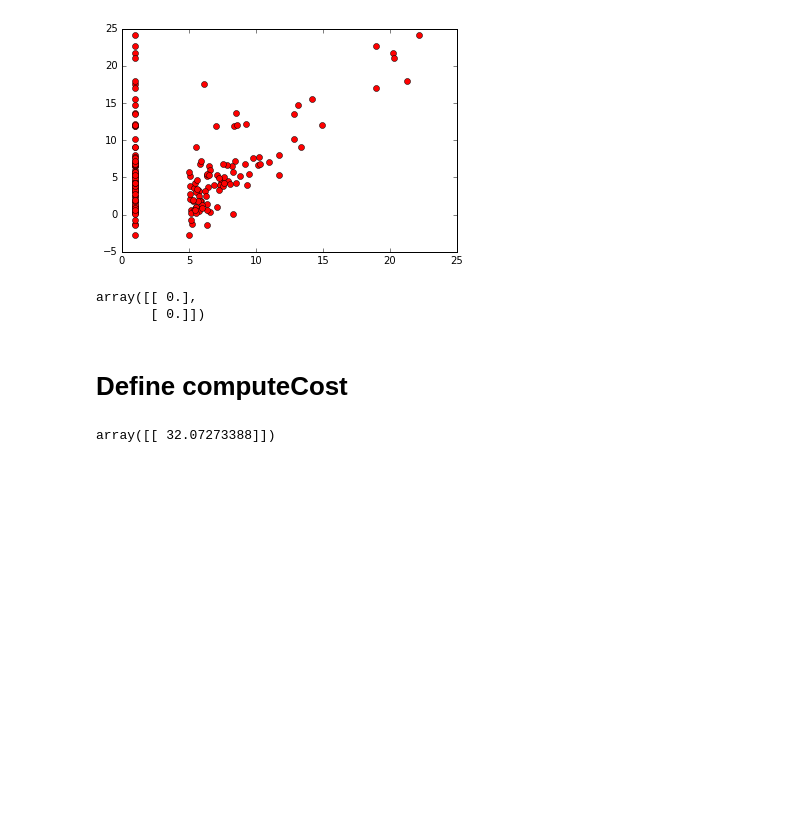
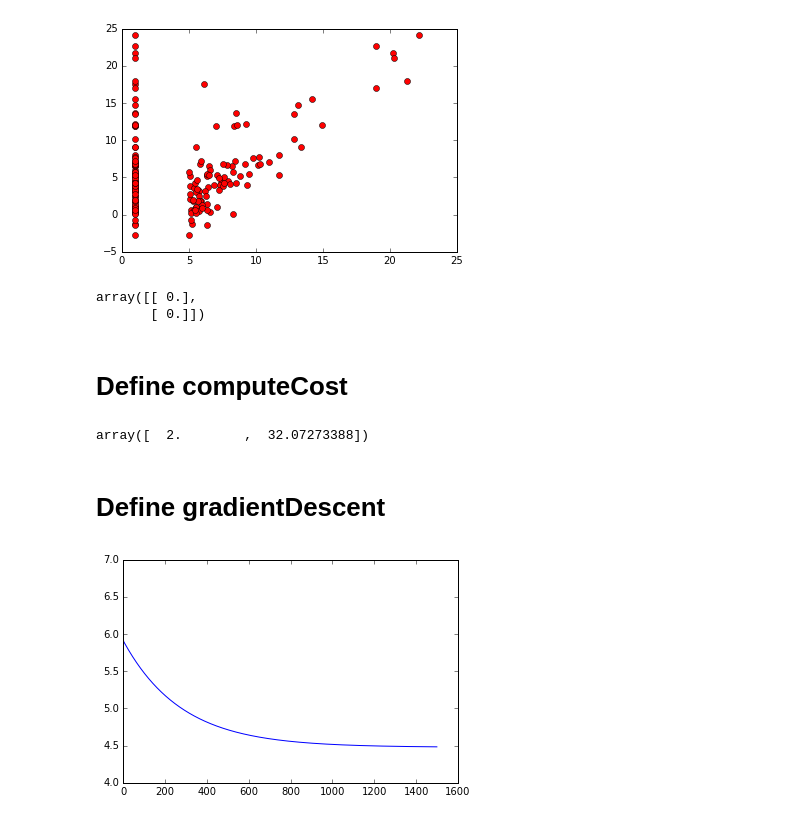
Before and after one commit to jarmop/course-notes, a Jupyter notebook: linear-regression.ipynb, the cells around one changed output. Drawn from its saved outputs; the diff is of its cells as text; code cells hidden in the pictures; blank space fills up the shorter version.

Commit message:
Linear regression: Implemented gradient descent in python

```diff
--- a/linear-regression.ipynb
+++ b/linear-regression.ipynb
@@ -95,7 +91,31 @@ def computeCost(X,y,theta,m):
 
     return J
 
+testi = np.array([2])
+
 # Display initial cost
-computeCost(X,y,theta,m)
+j = computeCost(X,y,theta,m)
+
+testi
+np.append(testi,j)
 # %% [output]
-array([[ 32.07273388]])
+array([  2.        ,  32.07273388])
+# %% [markdown]
+# Define gradientDescent
+# %%
+def gradientDescent(X, y, theta, alpha, iterations, m, theta_history):
+    for i in range (0, iterations):
+        theta = theta - (alpha*X.T).dot(X.dot(theta)-y) / m
+        theta_history[i] = computeCost(X, y, theta, m)
+
+    return theta
+
+iterations = 1500;
+alpha = 0.01;
+theta_history = np.zeros(num_iters)
+gradientDescent(X, y, theta, alpha, iterations, m, theta_history)
+
+plt.plot(theta_history)
+plt.show()
+# %% [output]
+[figure, added]
```
Also changed, not shown: parts of 1 cell of this notebook.
